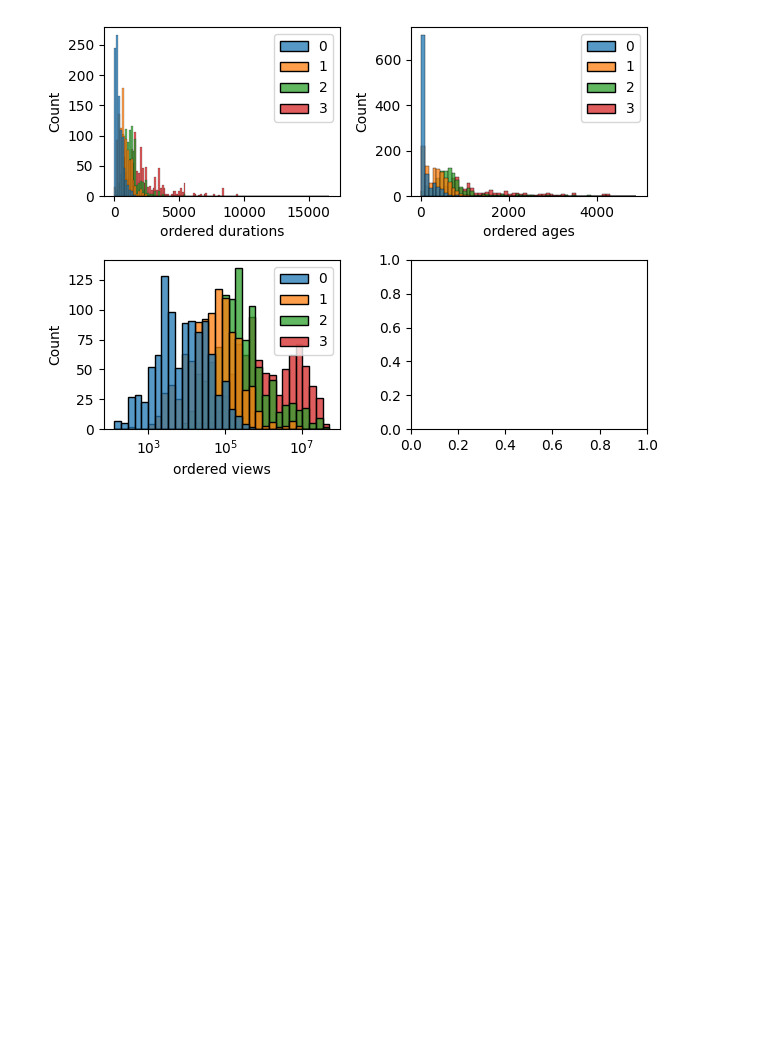
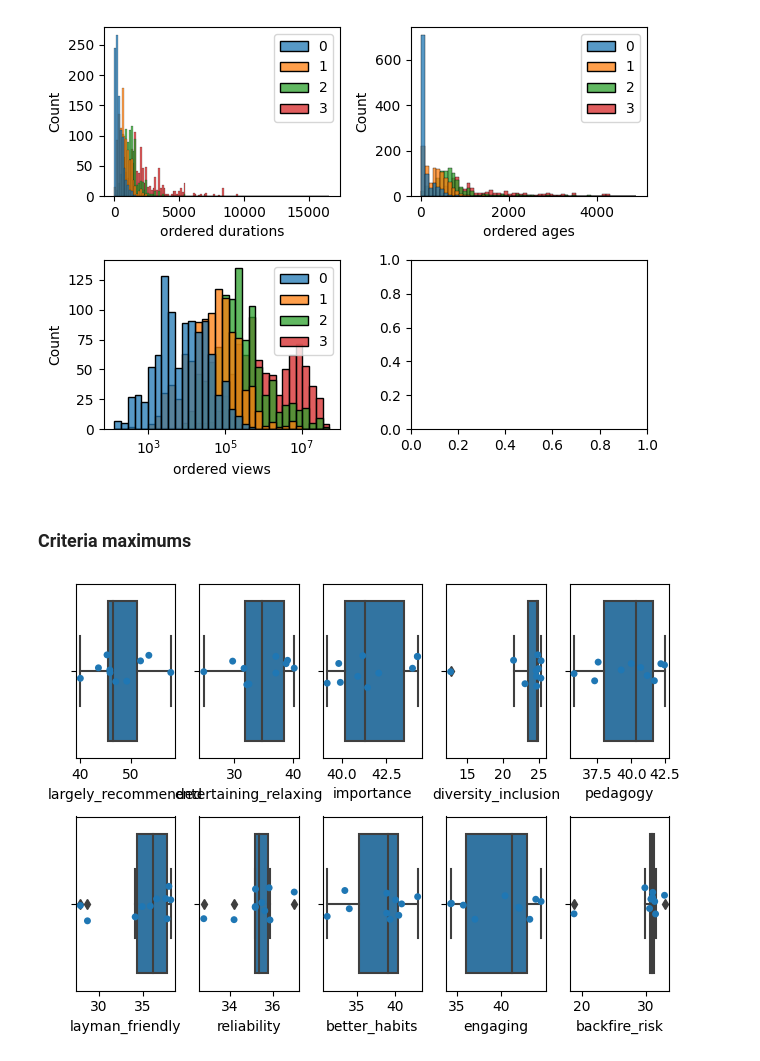
Before and after one commit to ArfyK/tournesol-dpp, a Jupyter notebook: bundle_statistics.ipynb, the cells around one changed output. Drawn from its saved outputs; the diff is of its cells as text; code cells hidden in the pictures; blank space fills up the shorter version.

Commit message:
plot criteria maximums

```diff
--- a/bundle_statistics.ipynb
+++ b/bundle_statistics.ipynb
@@ -86,3 +87,35 @@ sns.histplot(data=ordered_view_count, ax=axs[1, 0])
 f.tight_layout()
 # %% [output]
 [figure]
+# %% [markdown]
+### Criteria maximums
+# %%
+from utils import CRITERIA
+
+n_tests = 10
+bundles_indexes = [
+    dpp.sample_exact_k_dpp(size=bundle_size)
+    for i in range(n_tests)
+]
+
+f, axs = plt.subplots(2, 5)
+
+criteria_maximums = pd.DataFrame(
+    [df.loc[df.index[bundle_indexes], CRITERIA].max()
+     for bundle_indexes in bundles_indexes]
+)
+for i in range(len(CRITERIA)):
+    sns.boxplot(data=criteria_maximums,
+                x=CRITERIA[i],
+                ax=axs[i % 2, i % 5],
+                orient="h"
+    )
+    sns.stripplot(
+        data=criteria_maximums,
+        x=CRITERIA[i],
+        ax=axs[i % 2, i % 5],
+    )
+
+f.tight_layout()
+# %% [output]
+[figure, added]
```
Also changed, not shown: parts of 2 cells of this notebook.
